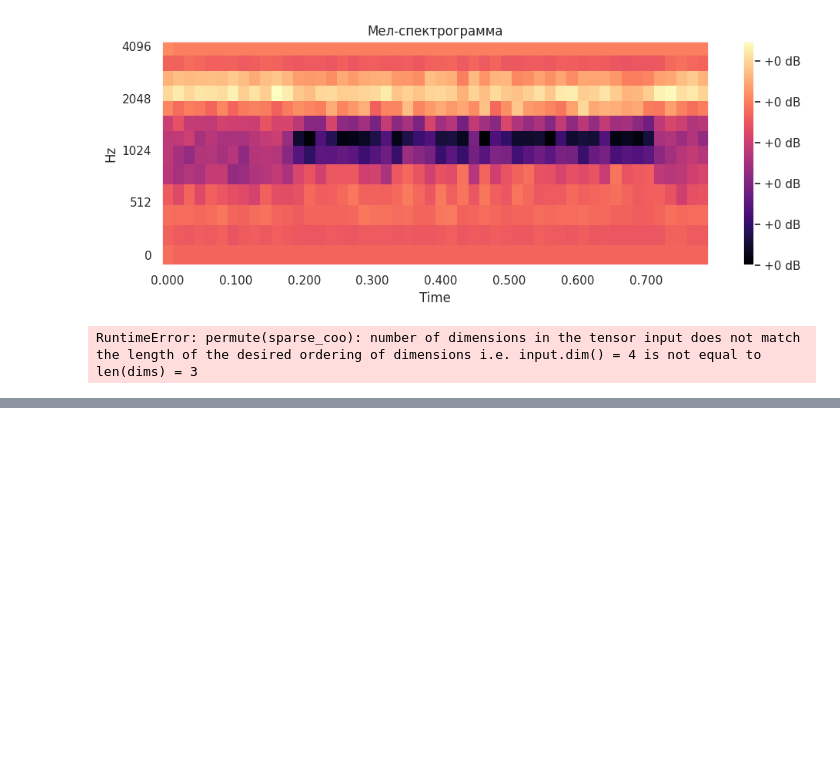
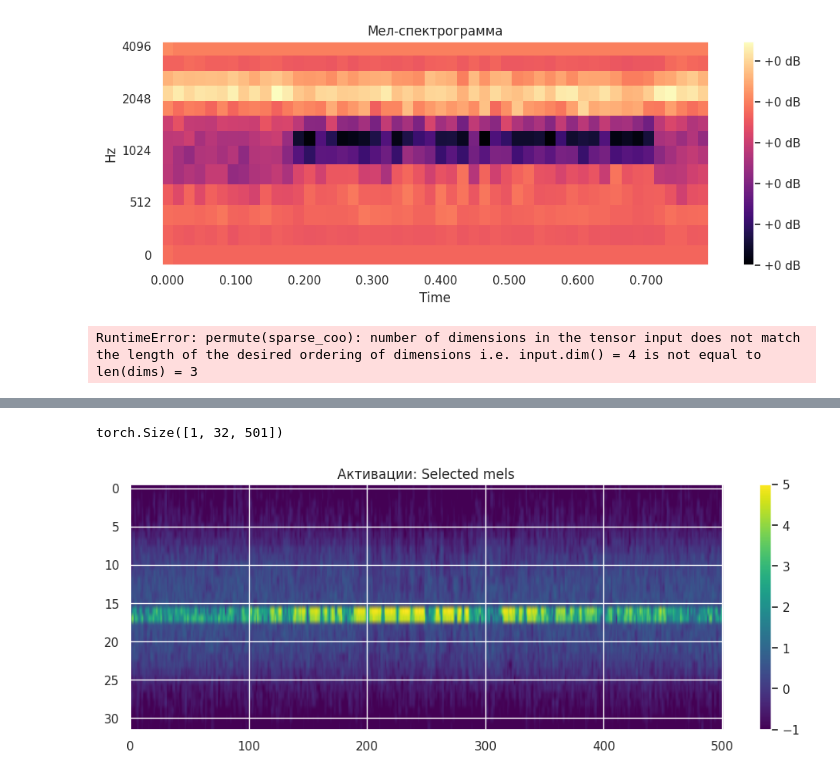
Before and after one commit to Valikpp/ds-training-tasks, a Jupyter notebook: kontur/morse-decoder/main.ipynb, the cells around one changed output, grey strips where cells are left out. Saved outputs shown, nothing was run; the diff lists cells and outputs as text; code cells hidden in the pictures; blank space fills up the shorter version.

```diff
--- a/kontur/morse-decoder/main.ipynb
+++ b/kontur/morse-decoder/main.ipynb
@@ -422,3 +462,48 @@ def plot_activations(x, layer_name):
     plt.title(f"Активации: {layer_name}")
     plt.colorbar()
     plt.show()
+# %%
+import torch
+
+# Исходный тензор [1, 32, 501]
+specgram,_,_,_ = next(iter(loader))  # пример данных
+specgram = specgram[0]
+print(specgram.shape)
+# 1. Суммируем значения по временной оси
+sum_per_mel = torch.sum(torch.exp(specgram), dim=2)  # размер [1, 32]
+
+# 2. Определяем топ-N самых активных мелов
+num_selected = 2  # выбираем 2 самых активных мела
+top_values, top_indices = torch.topk(sum_per_mel.squeeze(0), k=num_selected)
+
+# 3. Извлекаем соответствующие строки из исходного тензора
+#specgram[:,top_indices,:] = specgram[:, top_indices, :]*5  # размер [1, 2, 501]
+
+# Результат (при необходимости можно убрать размерность канала)
+selected_mels =  specgram[:, top_indices, :].squeeze(0)  # размер [2, 501]
+
+sum_per_time = torch.sum(selected_mels, dim=0)  # размер [501]
+
+# 2. Выбираем топ-K временных отрезков
+num_selected_time = 100  # пример: 100 самых активных отсчетов времени
+top_time_values, top_time_indices = torch.topk(sum_per_time, k=num_selected_time)
+
+# 3. Усиливаем выбранные области в исходной спектрограмме
+enhancement_factor = 2.0  # коэффициент усиления
+
+# Получаем индексы выбранных мелов из предыдущего шага (предположим, top_mel_indices)
+_, top_mel_indices = torch.topk(torch.sum(specgram.squeeze(0), dim=1), k=2)
+
+# Создаем маску для усиления
+enhanced_specgram = specgram.clone()
+enhanced_specgram[0, top_mel_indices[:, None], top_time_indices] *= enhancement_factor
+
+
+plt.figure(figsize=(12, 4))
+plt.imshow(specgram.detach().sum(dim=0).cpu(), aspect='auto', cmap='viridis')
+plt.title(f"Активации: Selected mels")
+plt.colorbar()
+plt.show()
+# %% [output]
+torch.Size([1, 32, 501])
+[figure, added]
```
Also changed, not shown: parts of 9 cells of this notebook.
